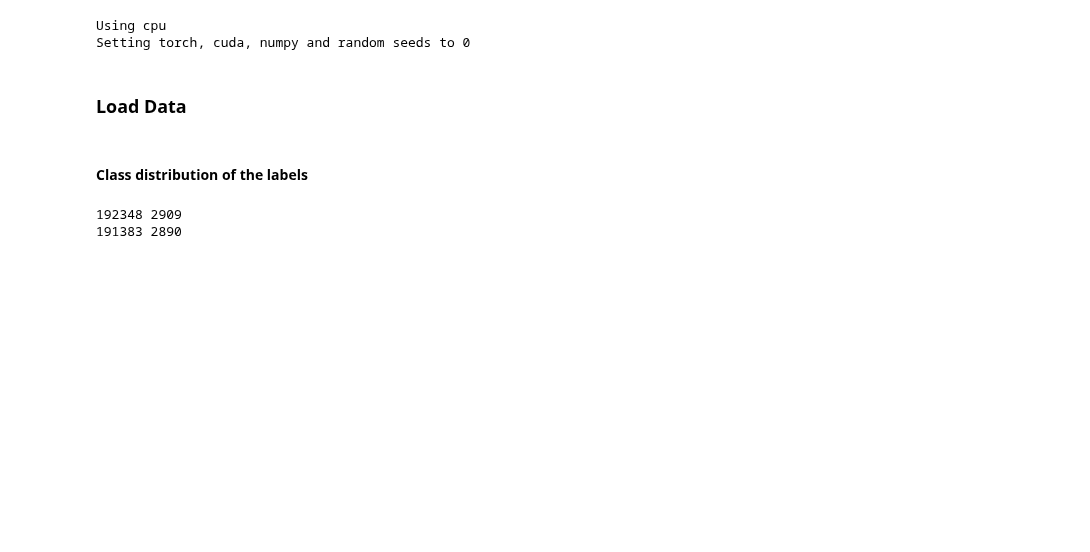
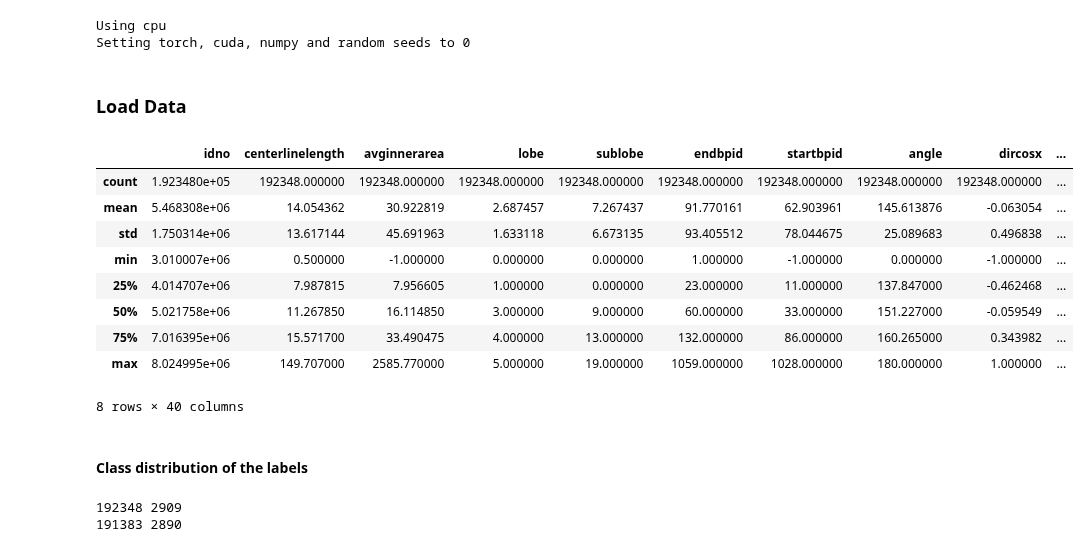
Before and after one commit to s-n-naik/airway_exploration, a Jupyter notebook: graph_test.ipynb, the cells around one changed output. Drawn from its saved outputs; the diff is of its cells as text; code cells hidden in the pictures; blank space fills up the shorter version.

```diff
--- a/graph_test.ipynb
+++ b/graph_test.ipynb
@@ -101,3 +102,17 @@ orig_df = pd.read_csv(os.path.abspath("/home/sneha/e5_cleaned_QC.csv"))
+# %%
+orig_df = pd.read_csv(os.path.abspath("/home/sneha/e5_cleaned_normalised.csv"))
+orig_df.describe()
+# %% [output]
+|  | idno | centerlinelength | avginnerarea | lobe | sublobe | endbpid | startbpid | angle | dircosx | ... |
+| count | 1.923480e+05 | 192348.000000 | 192348.000000 | 192348.000000 | 192348.000000 | 192348.000000 | 192348.000000 | 192348.000000 | 192348.000000 | ... |
+| mean | 5.468308e+06 | 14.054362 | 30.922819 | 2.687457 | 7.267437 | 91.770161 | 62.903961 | 145.613876 | -0.063054 | ... |
+| std | 1.750314e+06 | 13.617144 | 45.691963 | 1.633118 | 6.673135 | 93.405512 | 78.044675 | 25.089683 | 0.496838 | ... |
+| min | 3.010007e+06 | 0.500000 | -1.000000 | 0.000000 | 0.000000 | 1.000000 | -1.000000 | 0.000000 | -1.000000 | ... |
+| 25% | 4.014707e+06 | 7.987815 | 7.956605 | 1.000000 | 0.000000 | 23.000000 | 11.000000 | 137.847000 | -0.462468 | ... |
+| 50% | 5.021758e+06 | 11.267850 | 16.114850 | 3.000000 | 9.000000 | 60.000000 | 33.000000 | 151.227000 | -0.059549 | ... |
+| 75% | 7.016395e+06 | 15.571700 | 33.490475 | 4.000000 | 13.000000 | 132.000000 | 86.000000 | 160.265000 | 0.343982 | ... |
+| max | 8.024995e+06 | 149.707000 | 2585.770000 | 5.000000 | 19.000000 | 1059.000000 | 1028.000000 | 180.000000 | 1.000000 | ... |
+8 rows × 40 columns
 # %%
 label_df = pd.read_csv(os.path.abspath("/home/sneha/MESA_Exam5_airway_variants.csv"))
 # %% [markdown]
```
Also changed, not shown: parts of 17 cells of this notebook.
